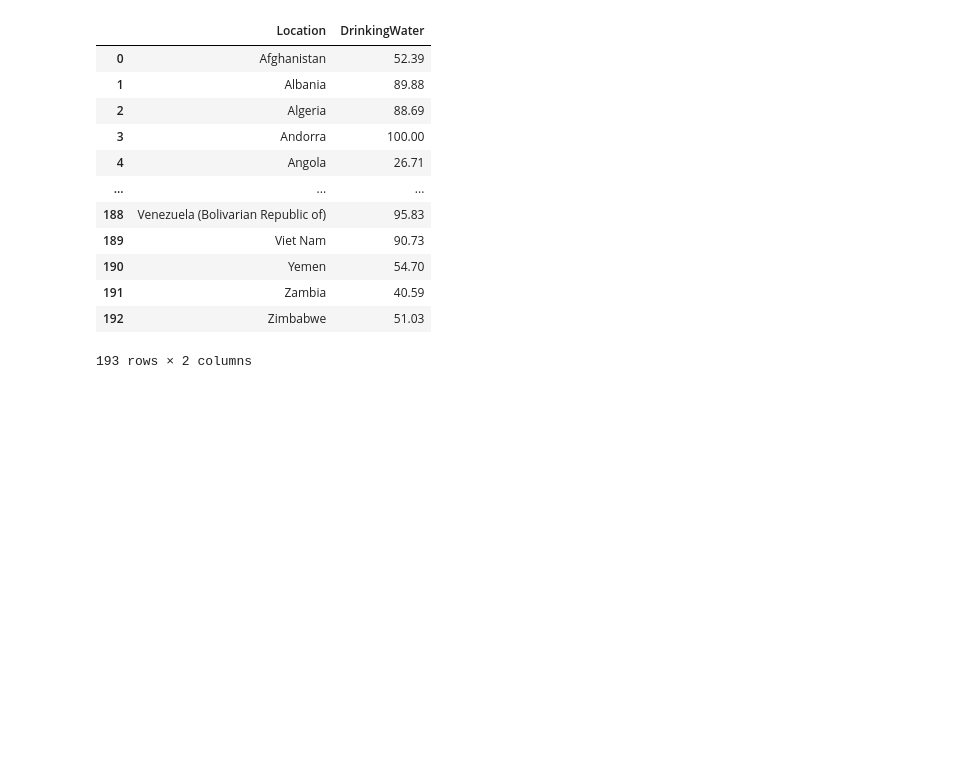
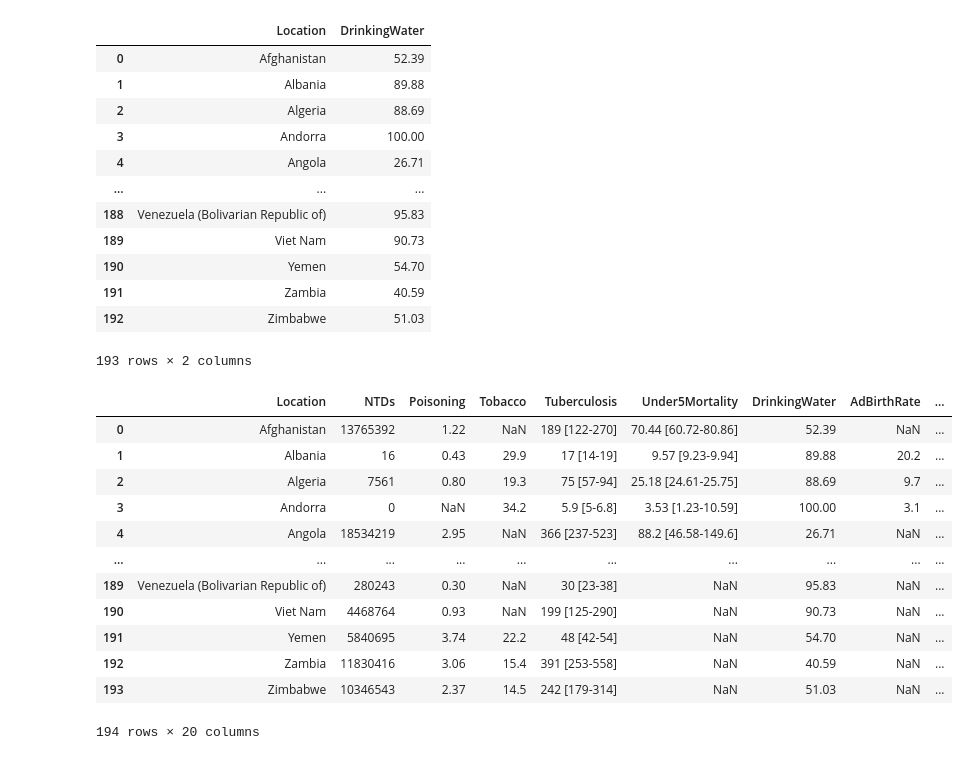
Before and after one commit to kwolf3/World_Health_Statistics_Project, a Jupyter notebook: Combine Datasets.ipynb, the cells around one changed output. Drawn from its saved outputs; the diff is of its cells as text; code cells hidden in the pictures; blank space fills up the shorter version.

```diff
--- a/Combine Datasets.ipynb
+++ b/Combine Datasets.ipynb
@@ -1031,0 +1060,24 @@ water_2015
+# %%
+ultimate14 = pd.merge(ultimate13, malaria_2015, on = "Location", how = "left")
+# %%
+ultimate15 = pd.merge(ultimate14, midwife_2015, on = "Location", how = "left")
+# %%
+ultimate16 = pd.merge(ultimate15, mmr_2015, on = "Location", how = "left")
+# %%
+ultimate17 = pd.merge(ultimate16, neo_2015, on = "Location", how = "left")
+# %%
+ultimate17
+# %% [output]
+|  | Location | NTDs | Poisoning | Tobacco | Tuberculosis | Under5Mortality | DrinkingWater | AdBirthRate | ... |
+| 0 | Afghanistan | 13765392 | 1.22 | NaN | 189 [122-270] | 70.44 [60.72-80.86] | 52.39 | NaN | ... |
+| 1 | Albania | 16 | 0.43 | 29.9 | 17 [14-19] | 9.57 [9.23-9.94] | 89.88 | 20.2 | ... |
+| 2 | Algeria | 7561 | 0.80 | 19.3 | 75 [57-94] | 25.18 [24.61-25.75] | 88.69 | 9.7 | ... |
+| 3 | Andorra | 0 | NaN | 34.2 | 5.9 [5-6.8] | 3.53 [1.23-10.59] | 100.00 | 3.1 | ... |
+| 4 | Angola | 18534219 | 2.95 | NaN | 366 [237-523] | 88.2 [46.58-149.6] | 26.71 | NaN | ... |
+| ... | ... | ... | ... | ... | ... | ... | ... | ... | ... |
+| 189 | Venezuela (Bolivarian Republic of) | 280243 | 0.30 | NaN | 30 [23-38] | NaN | 95.83 | NaN | ... |
+| 190 | Viet Nam | 4468764 | 0.93 | NaN | 199 [125-290] | NaN | 90.73 | NaN | ... |
+| 191 | Yemen | 5840695 | 3.74 | 22.2 | 48 [42-54] | NaN | 54.70 | NaN | ... |
+| 192 | Zambia | 11830416 | 3.06 | 15.4 | 391 [253-558] | NaN | 40.59 | NaN | ... |
+| 193 | Zimbabwe | 10346543 | 2.37 | 14.5 | 242 [179-314] | NaN | 51.03 | NaN | ... |
+194 rows × 20 columns
```
Also changed, not shown: parts of 33 cells of this notebook.
